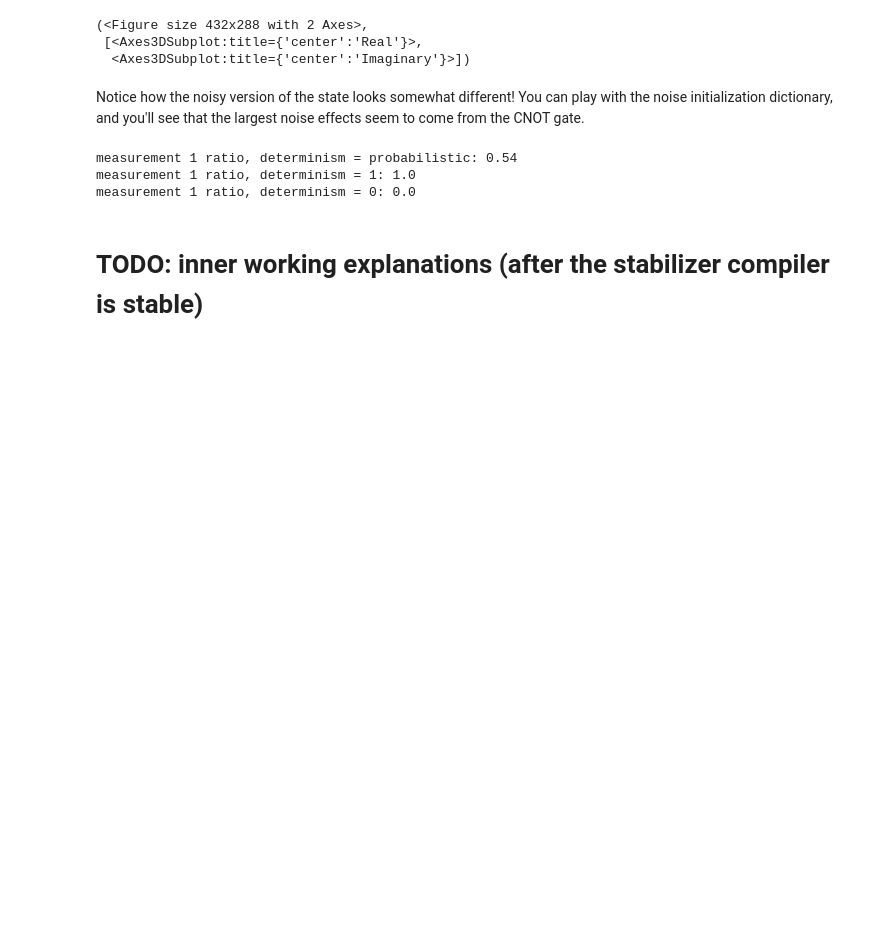
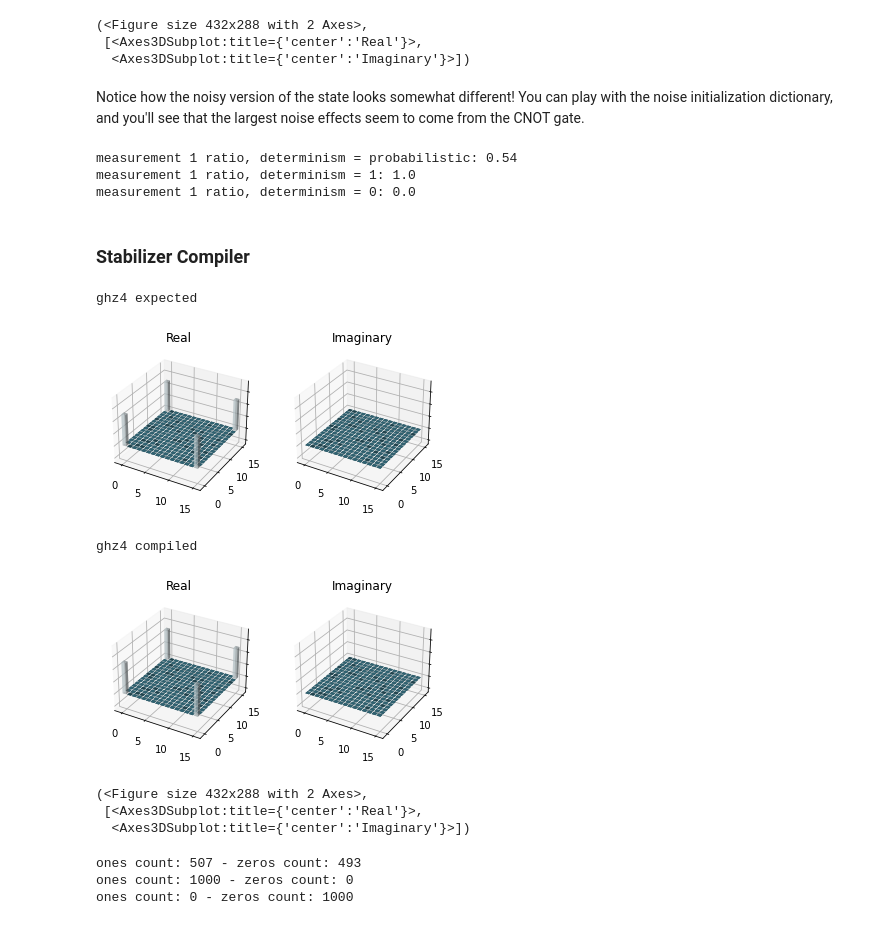
Before and after one commit to graphiq-dev/graphiq, a Jupyter notebook: examples/startup_guide/3_compilers.ipynb, the cells around one changed output. Saved outputs shown, nothing was run; the diff lists cells and outputs as text; code cells hidden in the pictures; blank space fills up the shorter version.

```diff
--- a/examples/startup_guide/3_compilers.ipynb
+++ b/examples/startup_guide/3_compilers.ipynb
@@ -187,5 +187,49 @@ check_measurement_result_ratio(compiler.measurement_determinism)
 measurement 1 ratio, determinism = probabilistic: 0.54
 measurement 1 ratio, determinism = 1: 1.0
 measurement 1 ratio, determinism = 0: 0.0
-# %% [markdown]
-# TODO: inner working explanations (after the stabilizer compiler is stable)
+# %% [markdown]
+### Stabilizer Compiler
+# %%
+""" Initializing a Stabilizer compiler """
+from src.backends.stabilizer.compiler import StabilizerCompiler
+import src.backends.state_representation_conversion as converter
+
+compiler = StabilizerCompiler()
+compiler.measurement_determinism = 1
+# %%
+""" Circuit compilation """
+from benchmarks.circuits import ghz4_state_circuit
+from src.backends.stabilizer.state import Stabilizer
+from src.backends.density_matrix.state import DensityMatrix
+
+# We can load a circuit from our benchmark set and try compiling it
+ghz4_circuit, ghz4_expected = ghz4_state_circuit()
+n_photons = 4
+
+# Compile
+output_state = compiler.compile(ghz4_circuit)
+output_state.partial_trace(
+        [*range(n_photons)],
+        dims=n_photons * [2],
+        measurement_determinism=compiler.measurement_determinism,
+    )
+
+# convert stabilizer to density matrix
+output_s_tableau = output_state.stabilizer.tableau.to_stabilizer()
+output_dm = converter.stabilizer_to_density(output_s_tableau.to_labels())
+output_dm = DensityMatrix(output_dm)
+
+# Compare expected and retrieved results
+print("ghz4 expected")
+ghz4_expected.dm.draw()
+
+print("ghz4 compiled")
+output_dm.draw()
+# %% [output]
+ghz4 expected
+[figure, added]
+ghz4 compiled
+[figure, added]
+(<Figure size 432x288 with 2 Axes>,
+ [<Axes3DSubplot:title={'center':'Real'}>,
+  <Axes3DSubplot:title={'center':'Imaginary'}>])
@@ -191,0 +270,17 @@ measurement 1 ratio, determinism = 0: 0.0
+# %%
+# Look at probabilistic results
+compiler.measurement_determinism = "probabilistic"
+check_measurement_result_ratio(compiler.measurement_determinism)
+
+
+# Look at measurement_determinism == 1 results
+compiler.measurement_determinism = 1
+check_measurement_result_ratio(compiler.measurement_determinism)
+
+# Look at measurement_determinism == 0 results
+compiler.measurement_determinism = 0
+check_measurement_result_ratio(compiler.measurement_determinism)
+# %% [output]
+ones count: 507 - zeros count: 493
+ones count: 1000 - zeros count: 0
+ones count: 0 - zeros count: 1000
```
Also changed, not shown: parts of 2 cells of this notebook, 3 other files.
